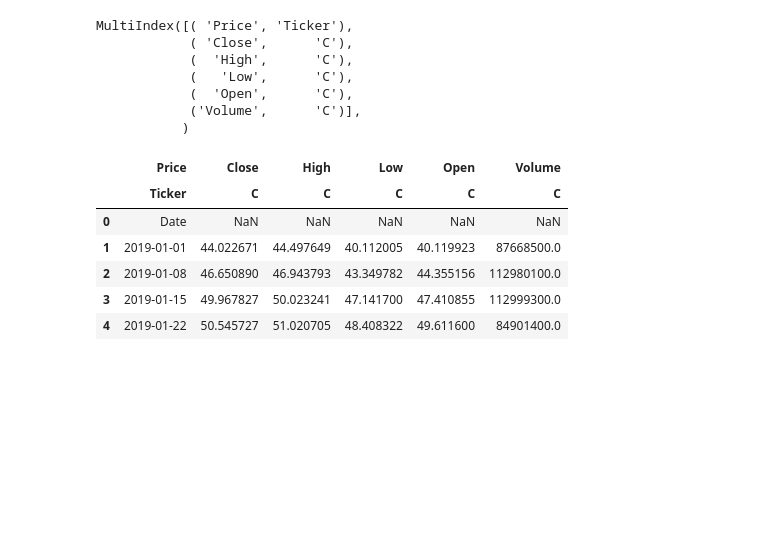
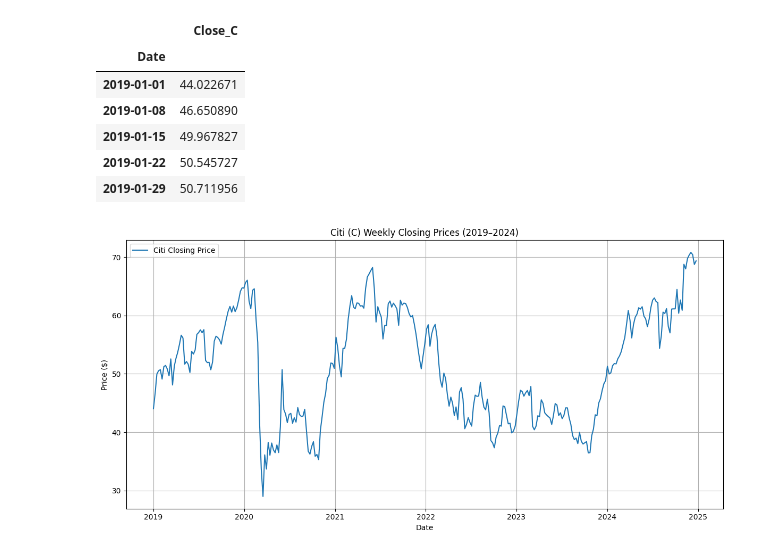
Before and after one commit to dilawarineil1/citi-stock-forecasting, a Jupyter notebook: notebooks/02_eda.ipynb, the cells around one changed output. Saved outputs shown, nothing was run; the diff lists cells and outputs as text; code cells hidden in the pictures; blank space fills up the shorter version.

```diff
--- a/notebooks/02_eda.ipynb
+++ b/notebooks/02_eda.ipynb
@@ -5,31 +5,29 @@ import seaborn as sns
 from statsmodels.tsa.stattools import adfuller
 # %%
 # load CSV
-df = pd.read_csv('../data/citi_stock_data.csv')
-df_raw = pd.read_csv('../data/citi_stock_data.csv', header=[0,1])
+df = pd.read_csv('../data/citi_stock_data.csv', header=1, skiprows=[0])
 
-print(df_raw.columns)
-df_raw.head()
+# Rename the 'Date' column if necessary
+df.rename(columns={df.columns[0]: 'Date'}, inplace=True)
 
-# closing price
-# df = df[['Close']]
-# df.rename(columns={'Close': 'Close_C'}, inplace=True)
-# df.head()
+# Convert to datetime and set as index
+df['Date'] = pd.to_datetime(df['Date'])
+df.set_index('Date', inplace=True)
+
+# Rename and isolate the Close column
+df.rename(columns={df.columns[0]: 'Close_C'}, inplace=True)
+df = df[['Close_C']]
+
+# Preview
+df.head()
 # %% [output]
-MultiIndex([( 'Price', 'Ticker'),
-            ( 'Close',      'C'),
-            (  'High',      'C'),
-            (   'Low',      'C'),
-            (  'Open',      'C'),
-            ('Volume',      'C')],
-           )
-|  | Price | Close | High | Low | Open | Volume |
-|  | Ticker | C | C | C | C | C |
-| 0 | Date | NaN | NaN | NaN | NaN | NaN |
-| 1 | 2019-01-01 | 44.022671 | 44.497649 | 40.112005 | 40.119923 | 87668500.0 |
-| 2 | 2019-01-08 | 46.650890 | 46.943793 | 43.349782 | 44.355156 | 112980100.0 |
-| 3 | 2019-01-15 | 49.967827 | 50.023241 | 47.141700 | 47.410855 | 112999300.0 |
-| 4 | 2019-01-22 | 50.545727 | 51.020705 | 48.408322 | 49.611600 | 84901400.0 |
+|  | Close_C |
+| Date |  |
+| 2019-01-01 | 44.022671 |
+| 2019-01-08 | 46.650890 |
+| 2019-01-15 | 49.967827 |
+| 2019-01-22 | 50.545727 |
+| 2019-01-29 | 50.711956 |
 # %%
 plt.figure(figsize=(12, 6))
 plt.plot(df['Close_C'], label='Citi Closing Price')
@@ -40,6 +38,8 @@ plt.legend()
 plt.grid(True)
 plt.tight_layout()
 plt.show()
+# %% [output]
+[figure, added]
 # %%
 df['Rolling Mean (12w)'] = df['Close_C'].rolling(window=12).mean()
 df['Rolling Std (12w)'] = df['Close_C'].rolling(window=12).std()
```
Also changed, not shown: parts of 3 cells of this notebook, 2 other files.
